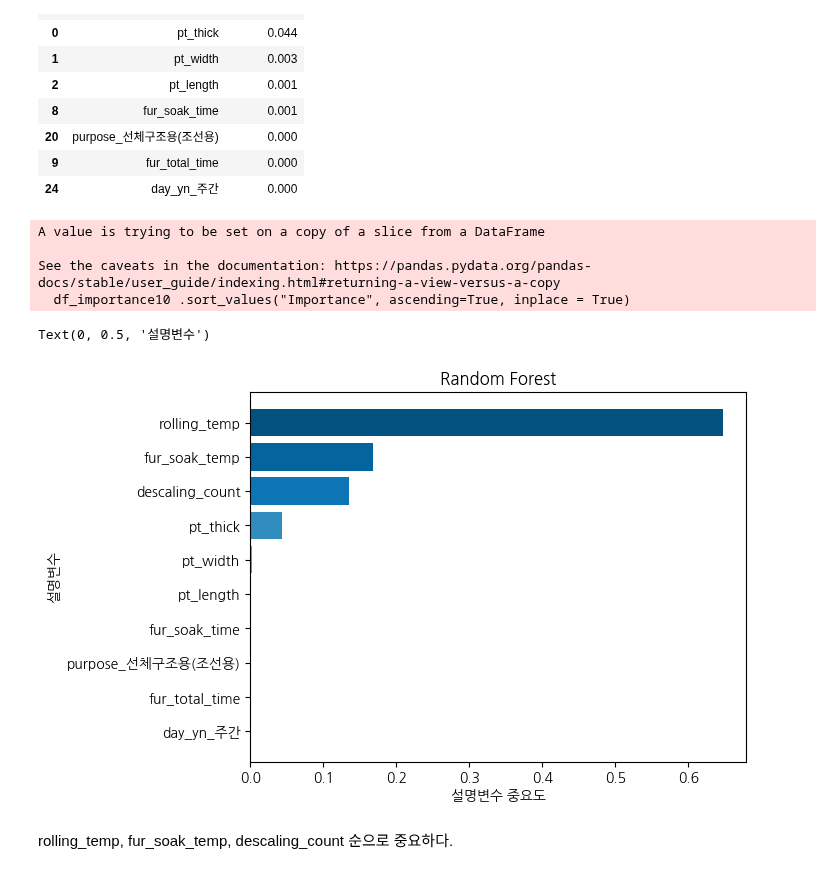
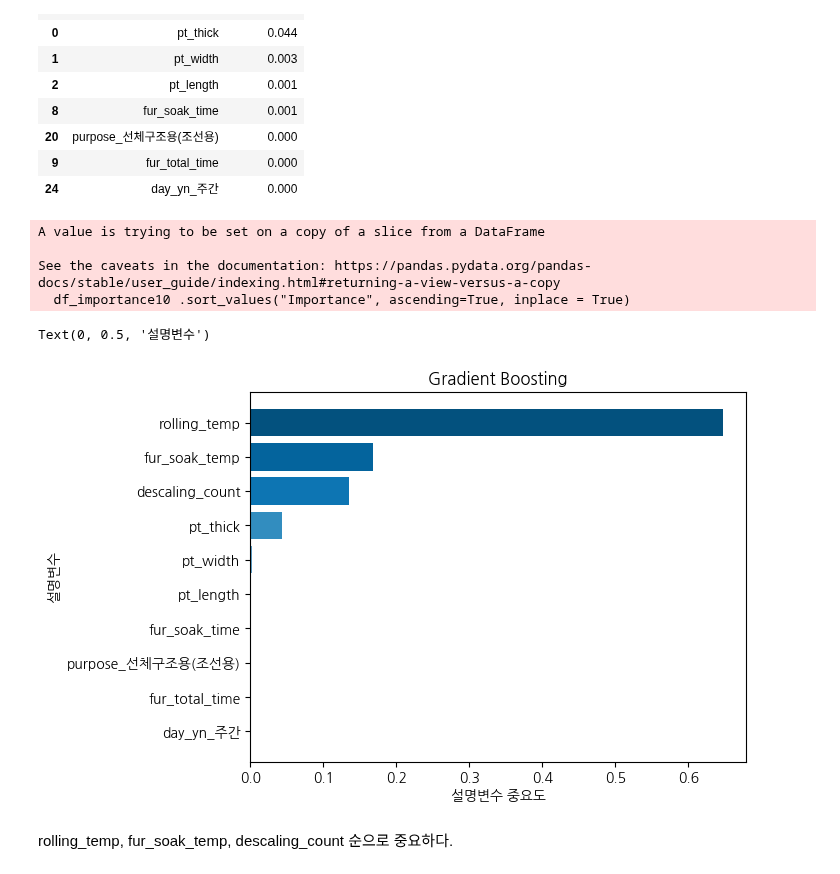
Before and after one commit to Seojiii/plate_project, a Jupyter notebook: 0312_GradientBoosting_plate_hy.ipynb, the cells around one changed output. Saved outputs shown, nothing was run; the diff lists cells and outputs as text; code cells hidden in the pictures.

```diff
--- a/0312_GradientBoosting_plate_hy.ipynb
+++ b/0312_GradientBoosting_plate_hy.ipynb
@@ -528,21 +528,21 @@ df_importance10 .round(3)
 # %%
 # 설명변수 중요도 그래프
 # 중요도가 높은 변수를 상위 10개 그림
 df_importance10 .sort_values("Importance", ascending=True, inplace = True)
 
 pubu = sns.color_palette("PuBu", len(df_importance10))
 coordinates = range(len(df_importance10 ))
 plt.barh(y = coordinates, width = df_importance10 ["Importance"], color=pubu)
-plt.title("Random Forest")
+plt.title("Gradient Boosting")
 plt.yticks(coordinates, df_importance10 ["Feature"])
 plt.xlabel("설명변수 중요도")
 plt.ylabel("설명변수")
 # %% [output]
 A value is trying to be set on a copy of a slice from a DataFrame
 
 See the caveats in the documentation: https://pandas.pydata.org/pandas-docs/stable/user_guide/indexing.html#returning-a-view-versus-a-copy
   df_importance10 .sort_values("Importance", ascending=True, inplace = True)
 Text(0, 0.5, '설명변수')
-[figure, old version]
+[figure, new version]
 # %% [markdown]
 rolling_temp, fur_soak_temp, descaling_count 순으로 중요하다.
```
